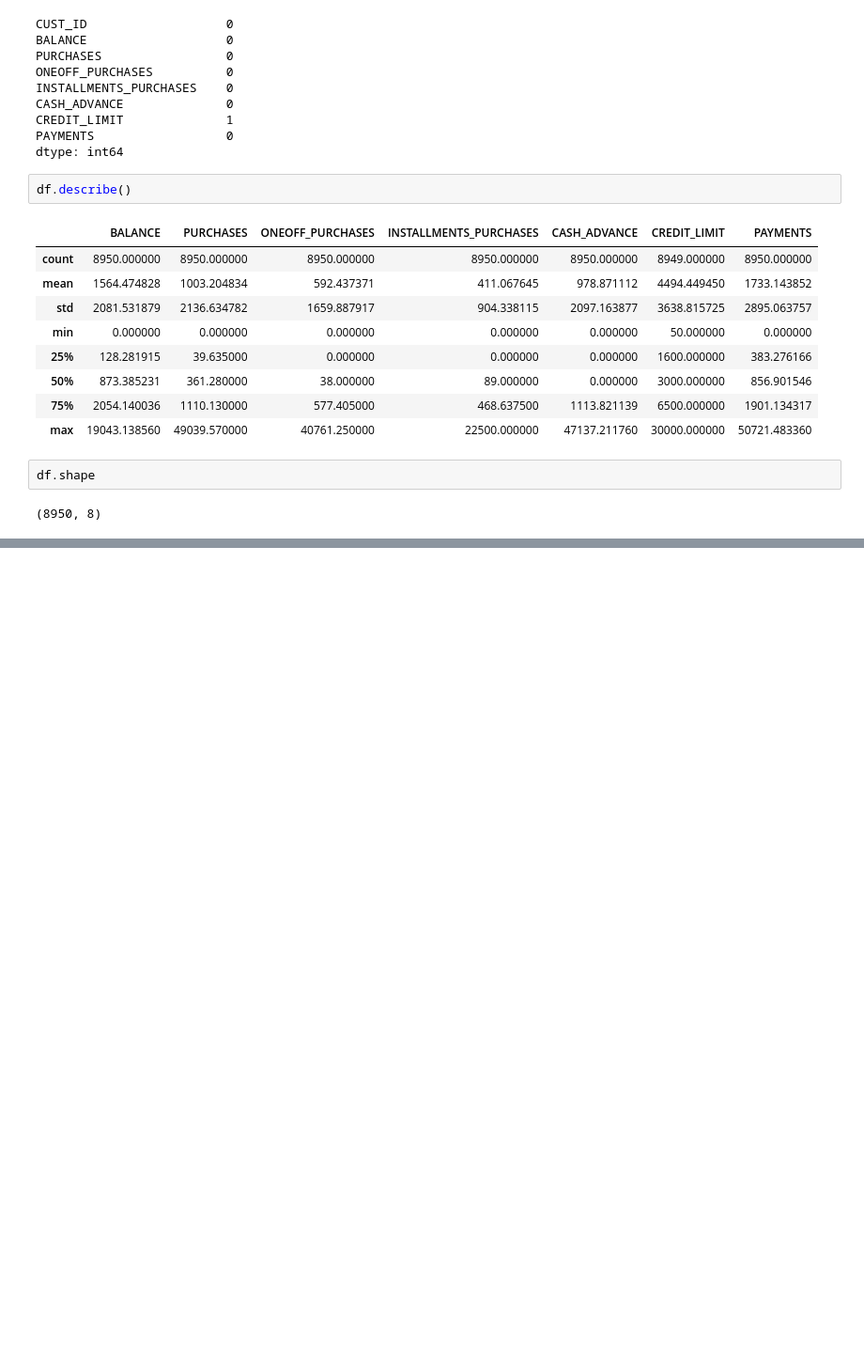
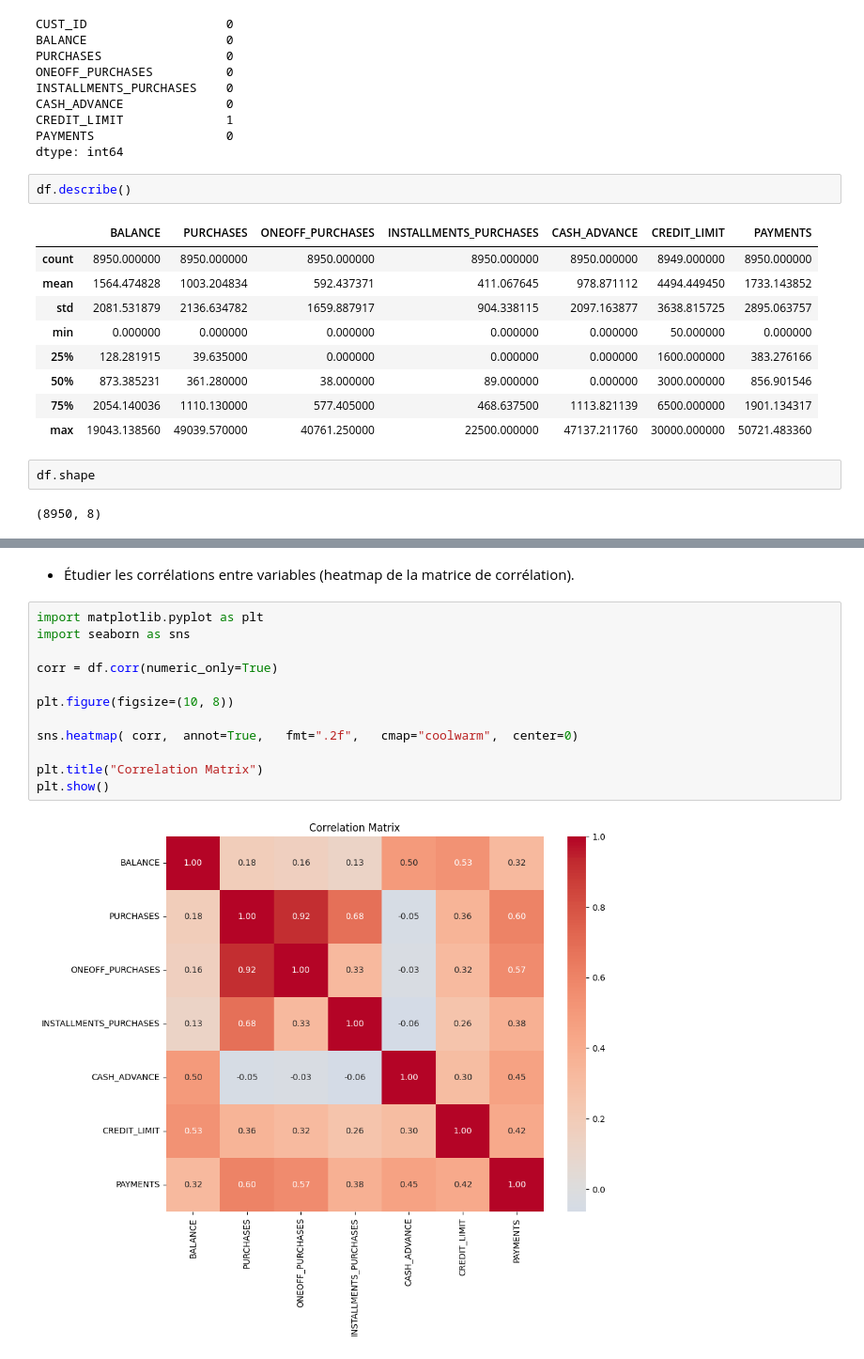
Before and after one commit to Mednsn/CardProfiler, a Jupyter notebook: notebooks/eda.ipynb, the cells around one changed output, grey strips where cells are left out. Shown at 94% size. Drawn from its saved outputs; the diff is of its cells as text; blank space fills up the shorter version.

```diff
--- a/notebooks/eda.ipynb
+++ b/notebooks/eda.ipynb
@@ -95,0 +189,16 @@ print(skewness)
+# %% [markdown]
+- Étudier les corrélations entre variables (heatmap de la matrice de corrélation).
+# %%
+import matplotlib.pyplot as plt
+import seaborn as sns
+
+corr = df.corr(numeric_only=True)
+
+plt.figure(figsize=(10, 8))
+
+sns.heatmap( corr,  annot=True,   fmt=".2f",   cmap="coolwarm",  center=0)
+
+plt.title("Correlation Matrix")
+plt.show()
+# %% [output]
+[figure, added]
```
Also changed, not shown: parts of 13 cells of this notebook.
